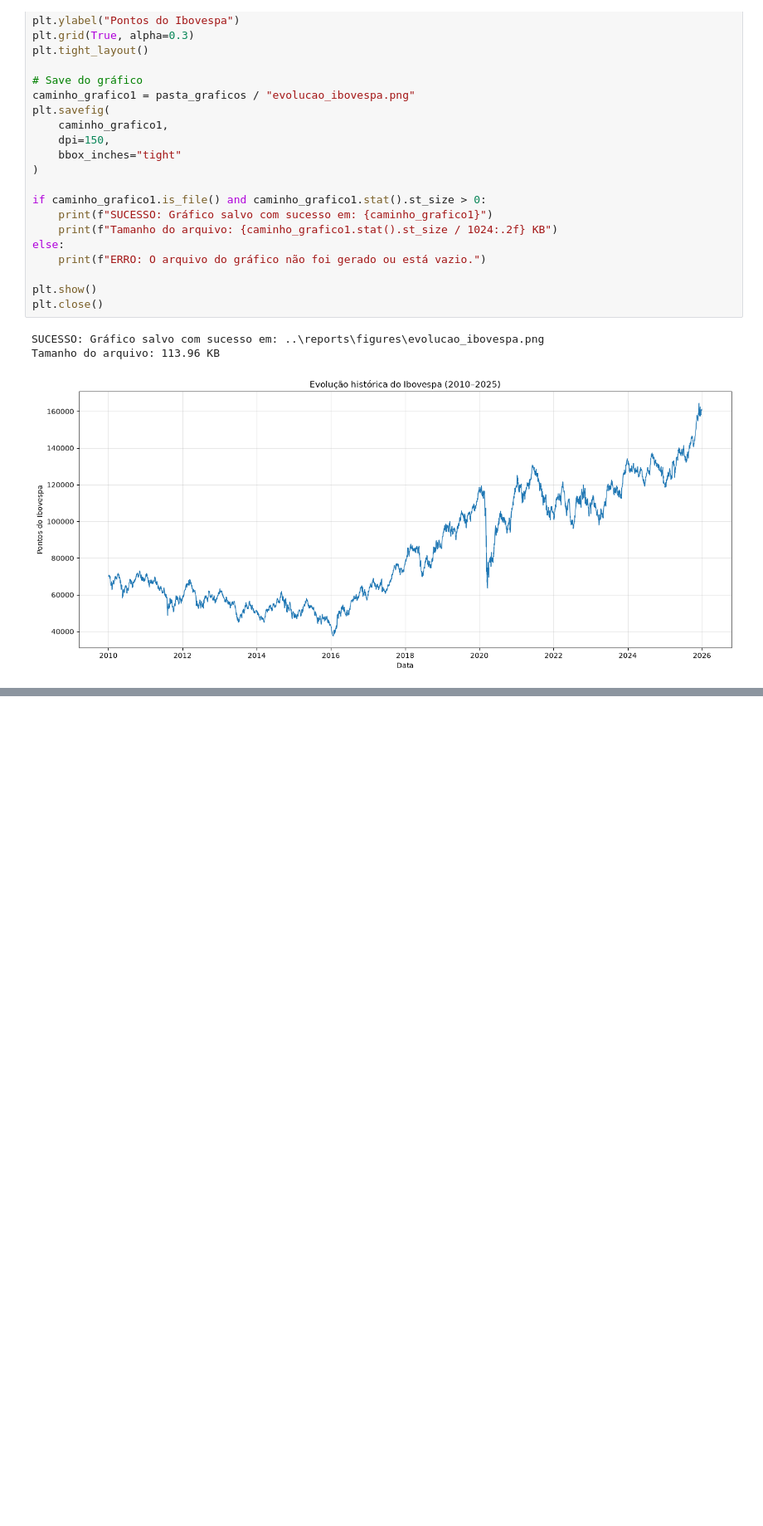
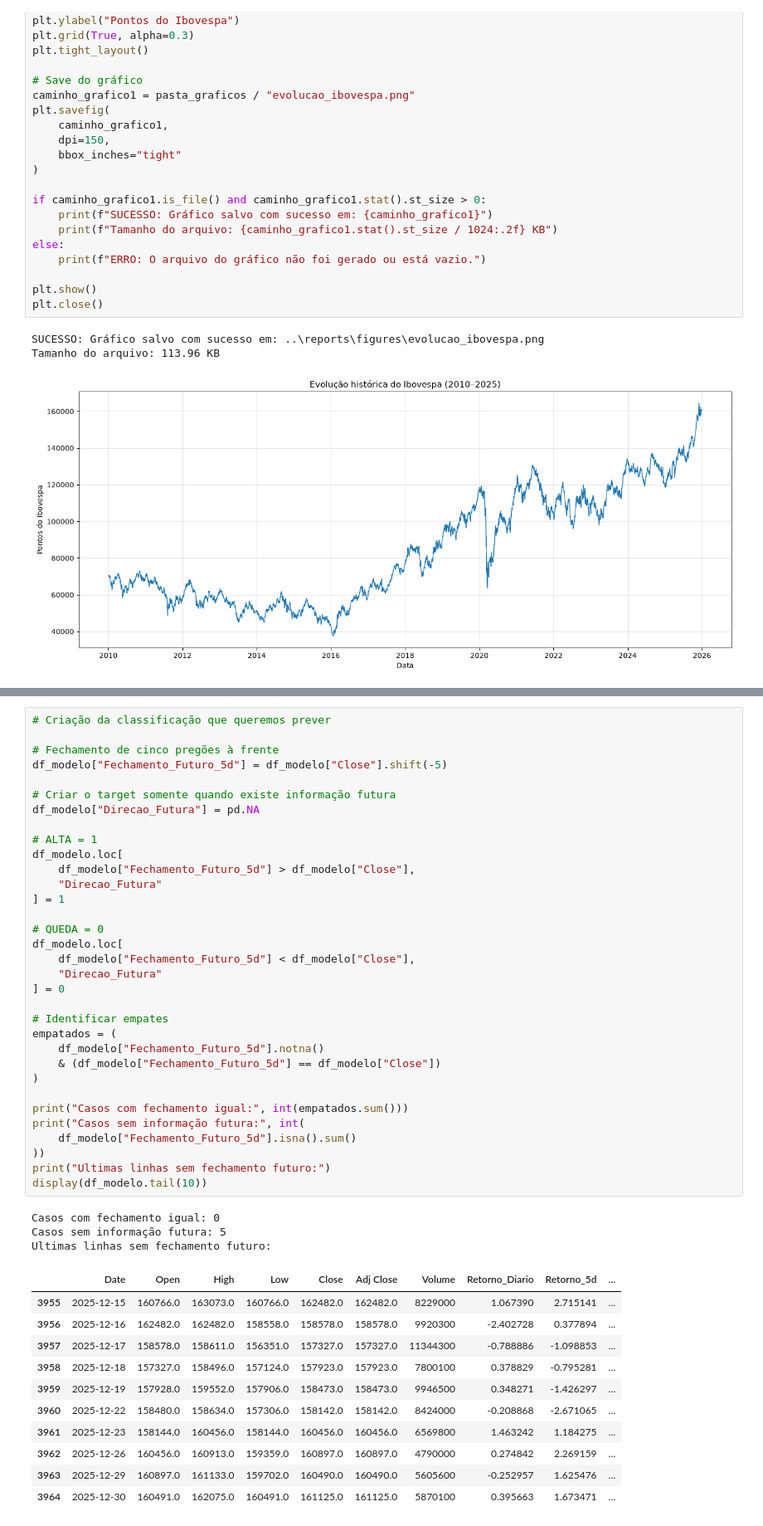
Before and after one commit to mdsl1/classificacao-direcao-ibovespa, a Jupyter notebook: notebooks/02_exploracao_preparacao.ipynb, the cells around one changed output, grey strips where cells are left out. Shown at 83% size. Drawn from its saved outputs; the diff is of its cells as text; blank space fills up the shorter version.

```diff
--- a/notebooks/02_exploracao_preparacao.ipynb
+++ b/notebooks/02_exploracao_preparacao.ipynb
@@ -163,0 +223,48 @@ Tamanho do arquivo: 29.02 KB
+# %%
+# Criação da classificação que queremos prever
+
+# Fechamento de cinco pregões à frente
+df_modelo["Fechamento_Futuro_5d"] = df_modelo["Close"].shift(-5)
+
+# Criar o target somente quando existe informação futura
+df_modelo["Direcao_Futura"] = pd.NA
+
+# ALTA = 1
+df_modelo.loc[
+    df_modelo["Fechamento_Futuro_5d"] > df_modelo["Close"],
+    "Direcao_Futura"
+] = 1
+
+# QUEDA = 0
+df_modelo.loc[
+    df_modelo["Fechamento_Futuro_5d"] < df_modelo["Close"],
+    "Direcao_Futura"
+] = 0
+
+# Identificar empates
+empatados = (
+    df_modelo["Fechamento_Futuro_5d"].notna()
+    & (df_modelo["Fechamento_Futuro_5d"] == df_modelo["Close"])
+)
+
+print("Casos com fechamento igual:", int(empatados.sum()))
+print("Casos sem informação futura:", int(
+    df_modelo["Fechamento_Futuro_5d"].isna().sum()
+))
+print("Ultimas linhas sem fechamento futuro:")
+display(df_modelo.tail(10))
+# %% [output]
+Casos com fechamento igual: 0
+Casos sem informação futura: 5
+Ultimas linhas sem fechamento futuro:
+|  | Date | Open | High | Low | Close | Adj Close | Volume | Retorno_Diario | Retorno_5d | ... |
+| 3955 | 2025-12-15 | 160766.0 | 163073.0 | 160766.0 | 162482.0 | 162482.0 | 8229000 | 1.067390 | 2.715141 | ... |
+| 3956 | 2025-12-16 | 162482.0 | 162482.0 | 158558.0 | 158578.0 | 158578.0 | 9920300 | -2.402728 | 0.377894 | ... |
+| 3957 | 2025-12-17 | 158578.0 | 158611.0 | 156351.0 | 157327.0 | 157327.0 | 11344300 | -0.788886 | -1.098853 | ... |
+| 3958 | 2025-12-18 | 157327.0 | 158496.0 | 157124.0 | 157923.0 | 157923.0 | 7800100 | 0.378829 | -0.795281 | ... |
+| 3959 | 2025-12-19 | 157928.0 | 159552.0 | 157906.0 | 158473.0 | 158473.0 | 9946500 | 0.348271 | -1.426297 | ... |
+| 3960 | 2025-12-22 | 158480.0 | 158634.0 | 157306.0 | 158142.0 | 158142.0 | 8424000 | -0.208868 | -2.671065 | ... |
+| 3961 | 2025-12-23 | 158144.0 | 160456.0 | 158144.0 | 160456.0 | 160456.0 | 6569800 | 1.463242 | 1.184275 | ... |
+| 3962 | 2025-12-26 | 160456.0 | 160913.0 | 159359.0 | 160897.0 | 160897.0 | 4790000 | 0.274842 | 2.269159 | ... |
+| 3963 | 2025-12-29 | 160897.0 | 161133.0 | 159702.0 | 160490.0 | 160490.0 | 5605600 | -0.252957 | 1.625476 | ... |
+| 3964 | 2025-12-30 | 160491.0 | 162075.0 | 160491.0 | 161125.0 | 161125.0 | 5870100 | 0.395663 | 1.673471 | ... |
```
Also changed, not shown: parts of 8 cells of this notebook, 2 other files.
